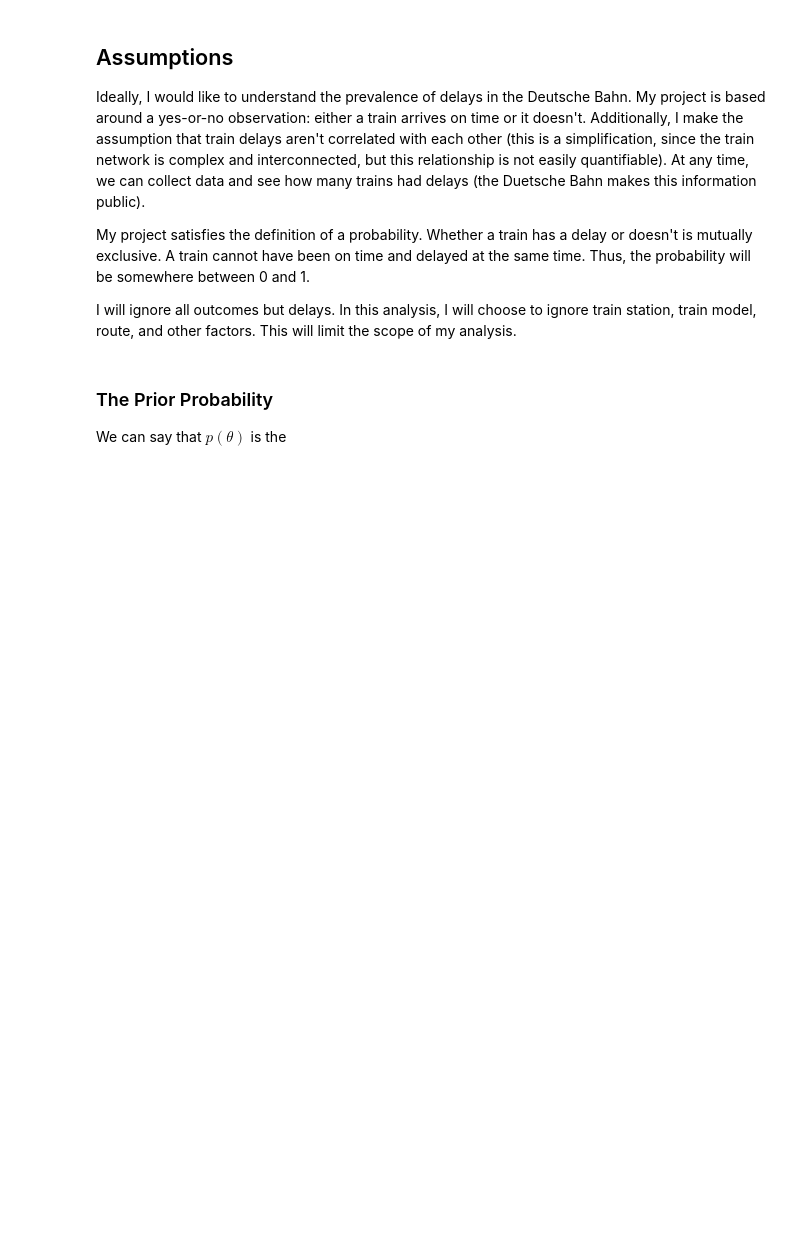
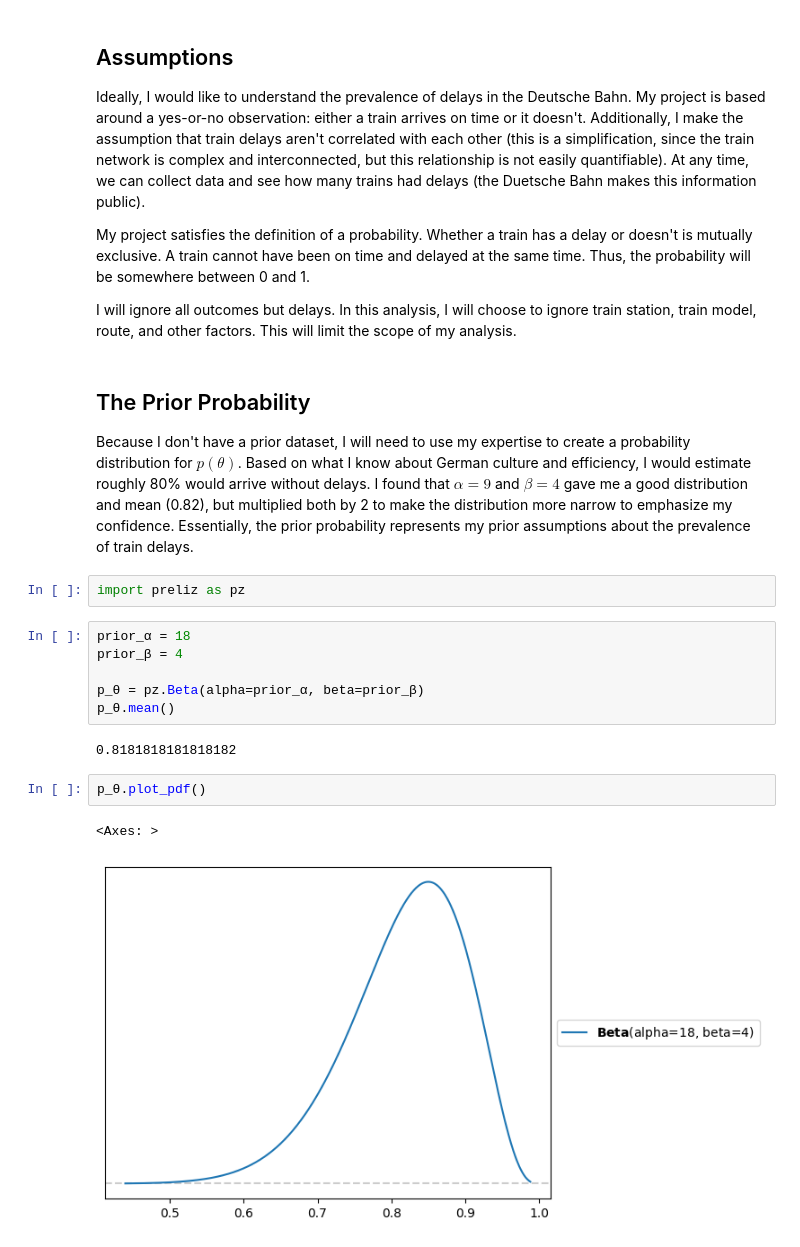
Before and after one commit to mrmaxguns/data-science-fundamentals, a Jupyter notebook: Unit2/Project/MaxiRebgU2proj.ipynb, the cells around one changed output. Drawn from its saved outputs; the diff is of its cells as text; blank space fills up the shorter version.

```diff
--- a/Unit2/Project/MaxiRebgU2proj.ipynb
+++ b/Unit2/Project/MaxiRebgU2proj.ipynb
@@ -17,6 +17,21 @@ My project satisfies the definition of a probability. Whether a train has a dela
 
 I will ignore all outcomes but delays. In this analysis, I will choose to ignore train station, train model, route, and other factors. This will limit the scope of my analysis.
 # %% [markdown]
-### The Prior Probability
+## The Prior Probability
 
-We can say that $p(\theta)$ is the
+Because I don't have a prior dataset, I will need to use my expertise to create a probability distribution for $p(\theta)$. Based on what I know about German culture and efficiency, I would estimate roughly 80% would arrive without delays. I found that $\alpha = 9$ and $\beta = 4$ gave me a good distribution and mean (0.82), but multiplied both by 2 to make the distribution more narrow to emphasize my confidence. Essentially, the prior probability represents my prior assumptions about the prevalence of train delays.
+# %%
+import preliz as pz
+# %%
+prior_α = 18
+prior_β = 4
+
+p_θ = pz.Beta(alpha=prior_α, beta=prior_β)
+p_θ.mean()
+# %% [output]
+0.8181818181818182
+# %%
+p_θ.plot_pdf()
+# %% [output]
+<Axes: >
+[figure, added]
```
Also changed, not shown: parts of 27 cells of this notebook.
